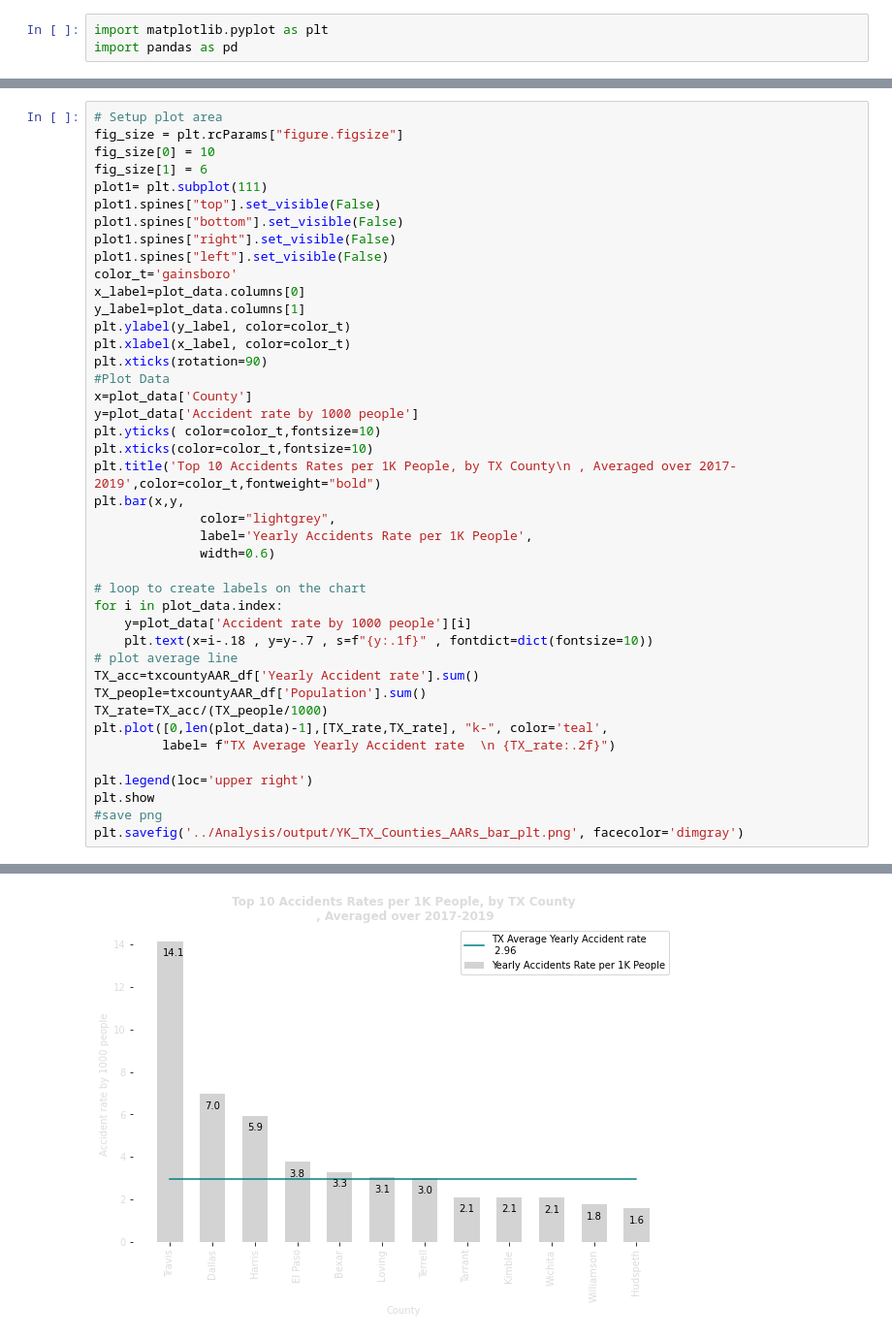
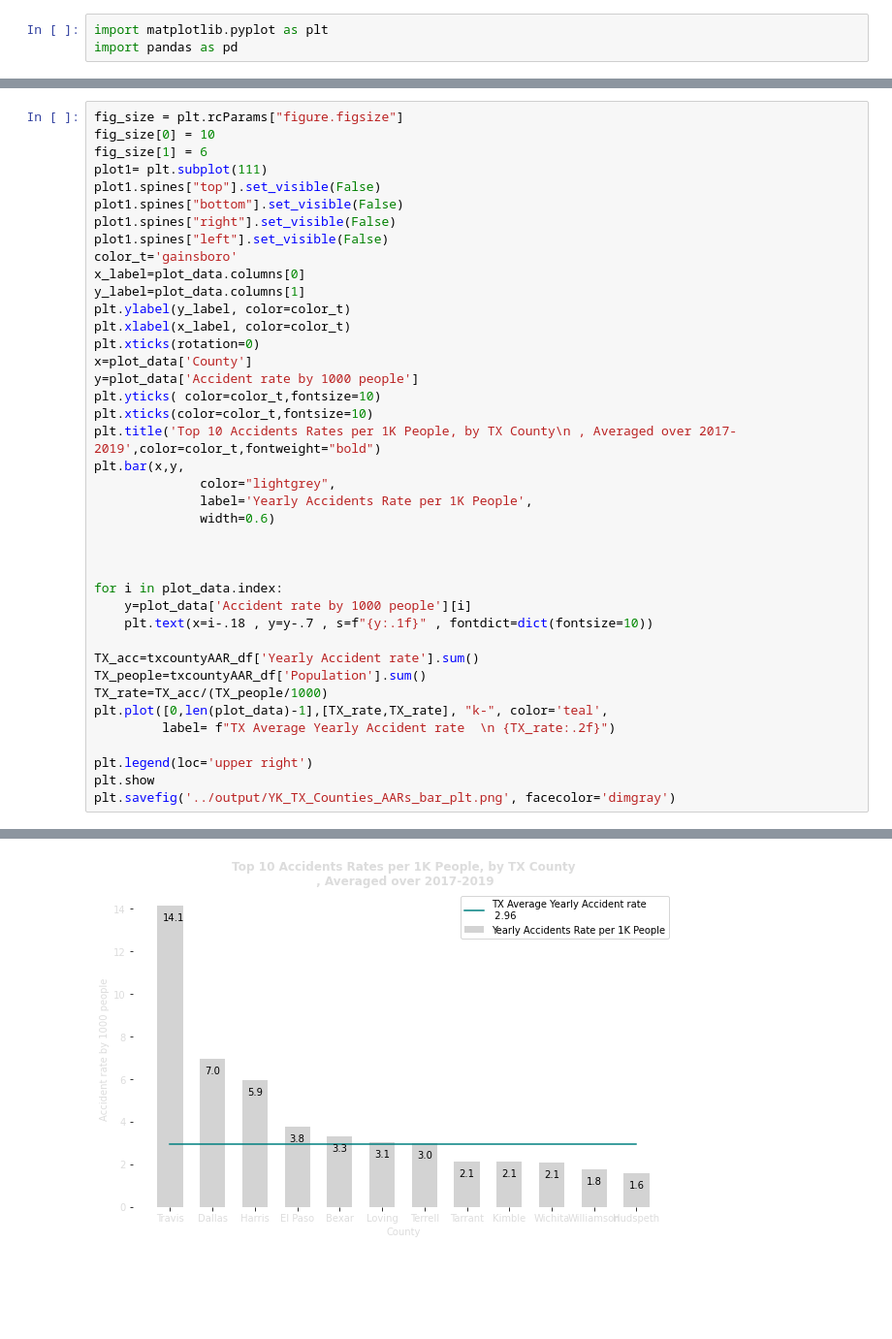
Before and after one commit to ykrasnikov/US-Traffic-Accidents, a Jupyter notebook: CODE_analysis/YK_States_TXCounties_barcharts.ipynb, the cells around one changed output, grey strips where cells are left out. Shown at 97% size. Saved outputs shown, nothing was run; the diff lists cells and outputs as text; blank space fills up the shorter version.

```diff
--- a/CODE_analysis/YK_States_TXCounties_barcharts.ipynb
+++ b/CODE_analysis/YK_States_TXCounties_barcharts.ipynb
@@ -190,5 +164,4 @@ plot_data
 # %%
-# Setup plot area
 fig_size = plt.rcParams["figure.figsize"]
 fig_size[0] = 10
 fig_size[1] = 6
@@ -202,8 +175,7 @@ x_label=plot_data.columns[0]
 y_label=plot_data.columns[1]
 plt.ylabel(y_label, color=color_t)
 plt.xlabel(x_label, color=color_t)
-plt.xticks(rotation=90)
-#Plot Data
+plt.xticks(rotation=0)
 x=plot_data['County']
 y=plot_data['Accident rate by 1000 people']
 plt.yticks( color=color_t,fontsize=10)
@@ -214,11 +186,12 @@ plt.bar(x,y,
               label='Yearly Accidents Rate per 1K People',
               width=0.6)
 
-# loop to create labels on the chart
+
+
 for i in plot_data.index:
     y=plot_data['Accident rate by 1000 people'][i]
     plt.text(x=i-.18 , y=y-.7 , s=f"{y:.1f}" , fontdict=dict(fontsize=10))
-# plot average line
+
 TX_acc=txcountyAAR_df['Yearly Accident rate'].sum()
 TX_people=txcountyAAR_df['Population'].sum()
 TX_rate=TX_acc/(TX_people/1000)
@@ -227,6 +200,5 @@ plt.plot([0,len(plot_data)-1],[TX_rate,TX_rate], "k-", color='teal',
 
 plt.legend(loc='upper right')
 plt.show
-#save png
-plt.savefig('../Analysis/output/YK_TX_Counties_AARs_bar_plt.png', facecolor='dimgray')
+plt.savefig('../output/YK_TX_Counties_AARs_bar_plt.png', facecolor='dimgray')
 # %% [output]
@@ -233 +206 @@ plt.savefig('../Analysis/output/YK_TX_Counties_AARs_bar_plt.png', facecolor='dim
-[figure, old version]
+[figure, new version]
```
Also changed, not shown: parts of 10 cells of this notebook, 4 other files.
